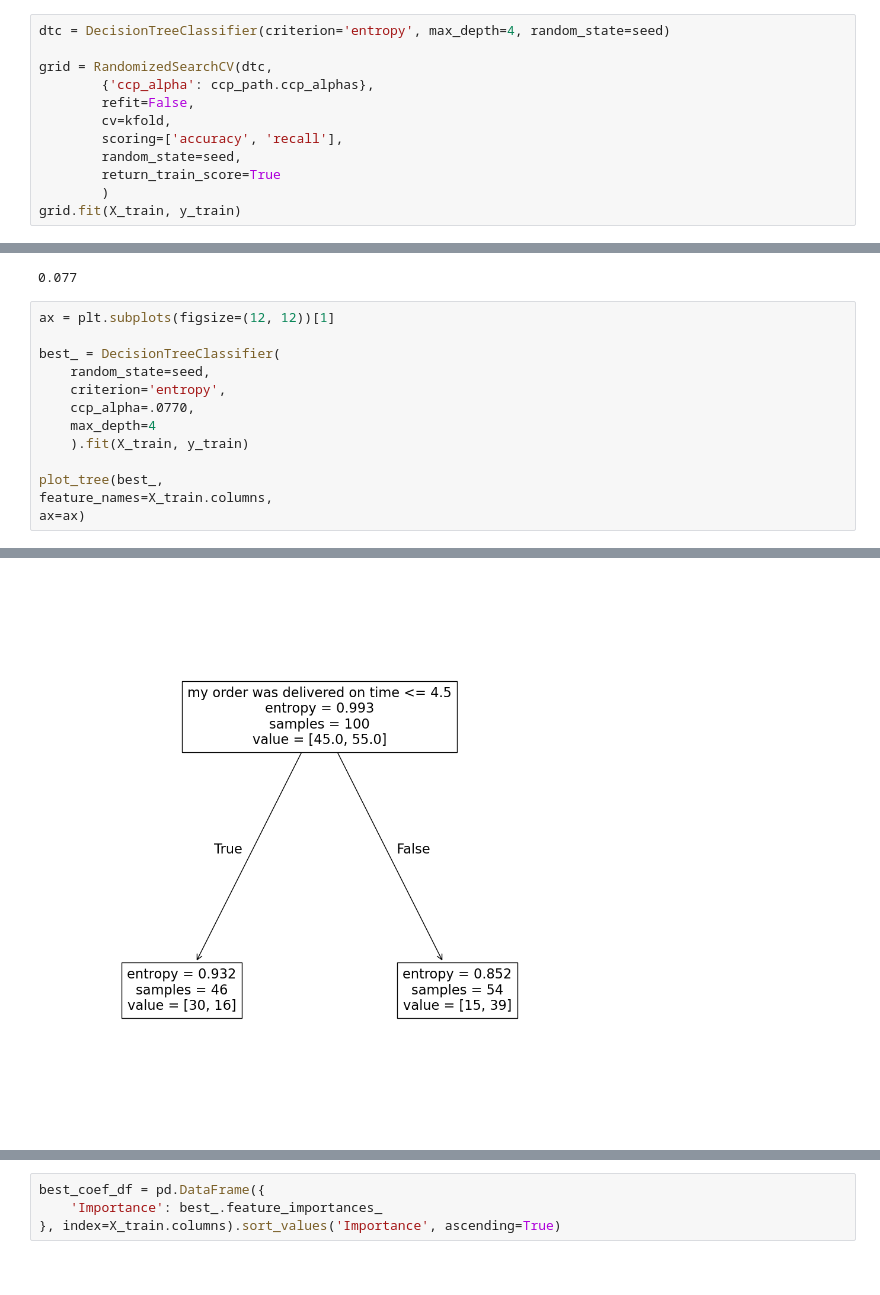
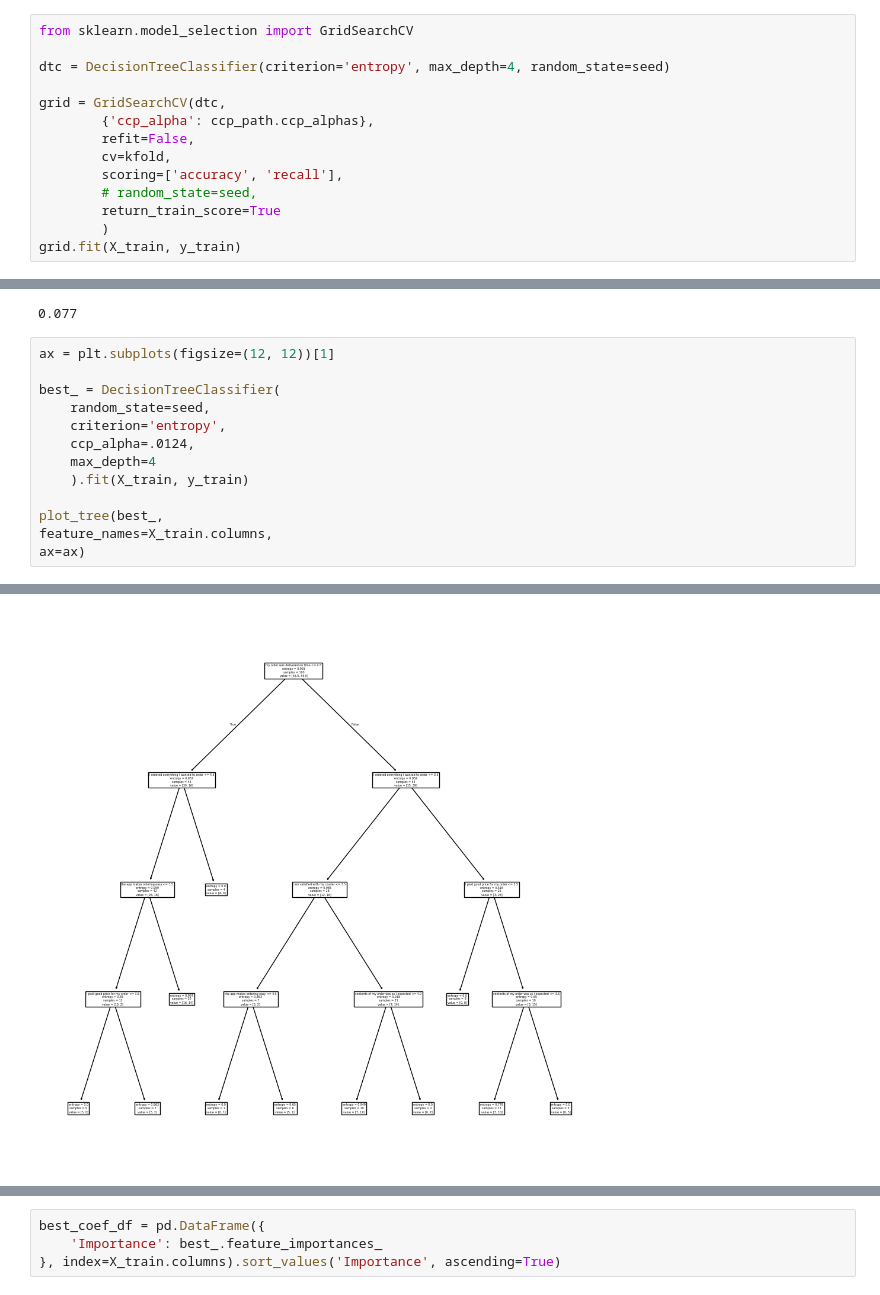
Before and after one commit to SmittyB00p/yAwe0UFmtLBhlMeG, a Jupyter notebook: Notebooks/models/dt.ipynb, the cells around one changed output, grey strips where cells are left out. Drawn from its saved outputs; the diff is of its cells as text.

```diff
--- a/Notebooks/models/dt.ipynb
+++ b/Notebooks/models/dt.ipynb
@@ -137,14 +140,16 @@ ccp_path
         0.74302985, 0.76444695, 0.78705026, 0.81266907, 0.8387814 ,
         0.88907012, 0.99277445])}
 # %%
+from sklearn.model_selection import GridSearchCV
+
 dtc = DecisionTreeClassifier(criterion='entropy', max_depth=4, random_state=seed)
 
-grid = RandomizedSearchCV(dtc,
+grid = GridSearchCV(dtc,
         {'ccp_alpha': ccp_path.ccp_alphas},
         refit=False,
         cv=kfold,
         scoring=['accuracy', 'recall'],
-        random_state=seed,
+        # random_state=seed,
         return_train_score=True
         )
 grid.fit(X_train, y_train)
@@ -213,7 +217,7 @@ ax = plt.subplots(figsize=(12, 12))[1]
 best_ = DecisionTreeClassifier(
     random_state=seed,
     criterion='entropy',
-    ccp_alpha=.0770,
+    ccp_alpha=.0124,
     max_depth=4
     ).fit(X_train, y_train)
 
@@ -229,4 +245,4 @@ ax=ax)
-[figure, old version]
+[figure, new version]
 # %%
 print(export_text(best_,
                     feature_names=X_train.columns,
```
Also changed, not shown: parts of 31 cells of this notebook.
